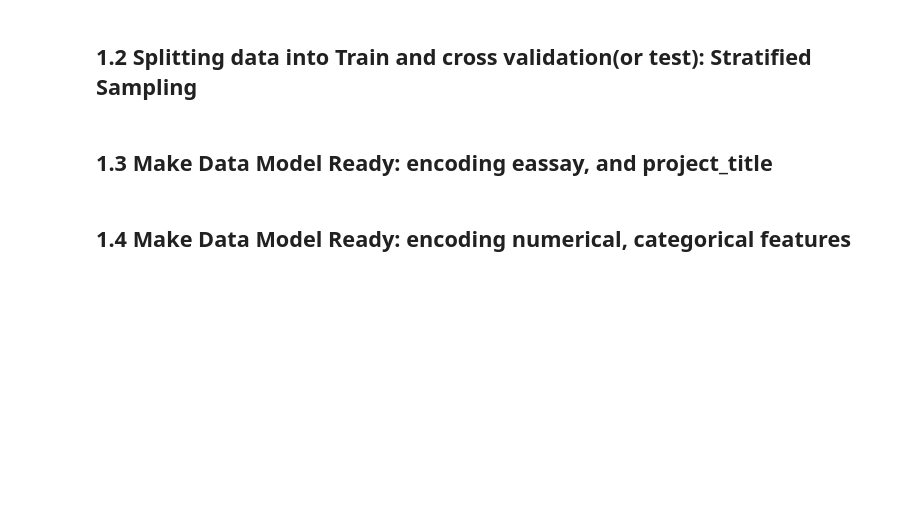
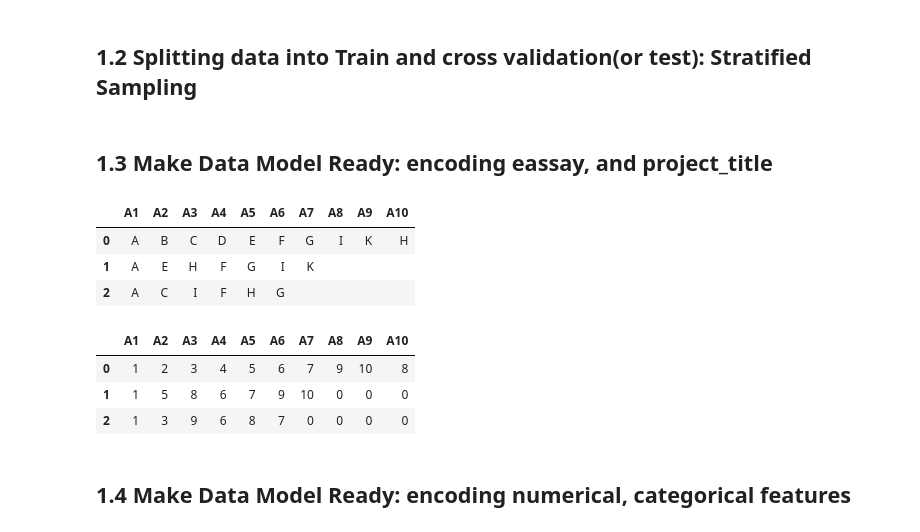
Before and after one commit to subro12/Assignments, a Jupyter notebook: 11_Assignment_GBDT_Instructions.ipynb, the cells around one changed output. Saved outputs shown, nothing was run; the diff lists cells and outputs as text; code cells hidden in the pictures; blank space fills up the shorter version.

```diff
--- a/11_Assignment_GBDT_Instructions.ipynb
+++ b/11_Assignment_GBDT_Instructions.ipynb
@@ -134,6 +188,28 @@ Index(['school_state', 'teacher_prefix', 'project_grade_category',
     # b. Legends if needed
     # c. X-axis label
     # d. Y-axis label
+# %%
+import pandas as pd
+from sklearn.preprocessing import LabelEncoder
+
+df = pd.DataFrame([['A','B','C','D','E','F','G','I','K','H'],
+                   ['A','E','H','F','G','I','K','','',''],
+                   ['A','C','I','F','H','G','','','','']],
+                  columns=['A1', 'A2', 'A3','A4', 'A5', 'A6', 'A7', 'A8', 'A9', 'A10'])
+
+df
+# %% [output]
+|  | A1 | A2 | A3 | A4 | A5 | A6 | A7 | A8 | A9 | A10 |
+| 0 | A | B | C | D | E | F | G | I | K | H |
+| 1 | A | E | H | F | G | I | K |  |  |  |
+| 2 | A | C | I | F | H | G |  |  |  |  |
+# %%
+pd.DataFrame(columns=df.columns, data=LabelEncoder().fit_transform(df.values.flatten()).reshape(df.shape))
+# %% [output]
+|  | A1 | A2 | A3 | A4 | A5 | A6 | A7 | A8 | A9 | A10 |
+| 0 | 1 | 2 | 3 | 4 | 5 | 6 | 7 | 9 | 10 | 8 |
+| 1 | 1 | 5 | 8 | 6 | 7 | 9 | 10 | 0 | 0 | 0 |
+| 2 | 1 | 3 | 9 | 6 | 8 | 7 | 0 | 0 | 0 | 0 |
 # %% [markdown]
 <h2>1.4 Make Data Model Ready: encoding numerical, categorical features</h2>
 # %%
```
Also changed, not shown: parts of 6 cells of this notebook.
